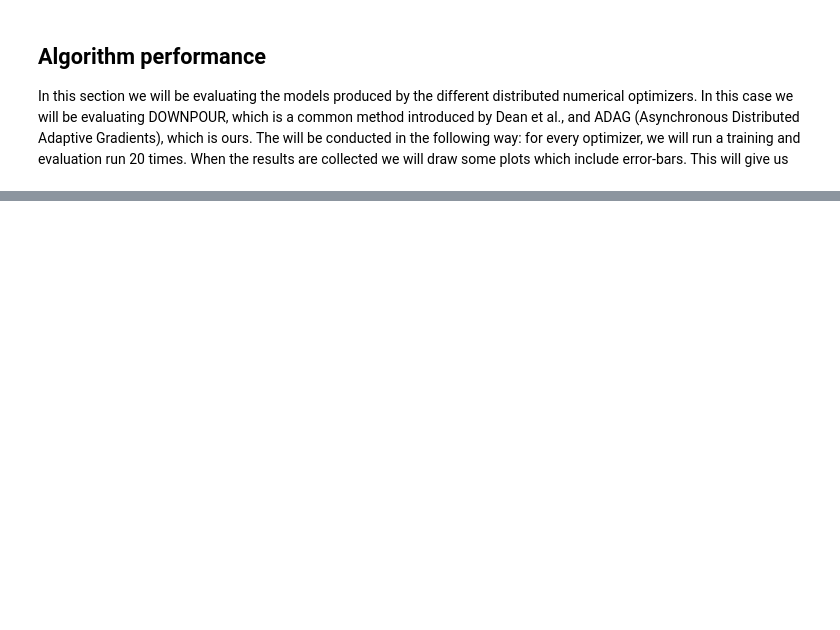
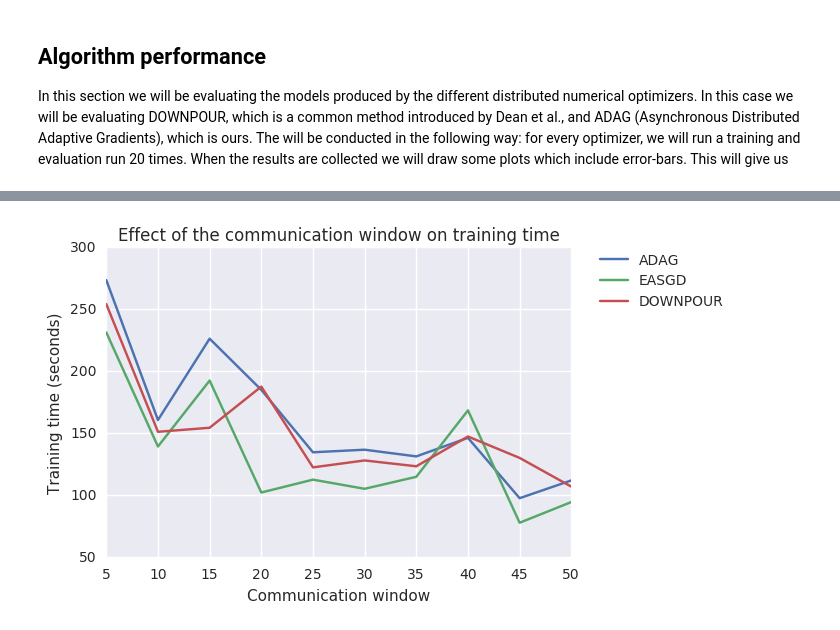
Before and after one commit to cerndb/dist-keras, a Jupyter notebook: examples/mnist.ipynb, the cells around one changed output, grey strips where cells are left out. Saved outputs shown, nothing was run; the diff lists cells and outputs as text; code cells hidden in the pictures; blank space fills up the shorter version.

```diff
--- a/examples/mnist.ipynb
+++ b/examples/mnist.ipynb
@@ -652,0 +753,14 @@ Mean accuracy adag: 0.97648
+# %%
+# Training time vs. communication window
+# Plot optimization schemes
+plt.plot(steps, data['adag']['training_time'], label="ADAG")
+plt.plot(steps, data['easgd']['training_time'], label="EASGD")
+plt.plot(steps, data['downpour']['training_time'], label="DOWNPOUR")
+plt.xlabel("Communication window")
+plt.ylabel("Training time (seconds)")
+plt.title("Effect of the communication window on training time")
+# Define the legend.
+plt.legend(bbox_to_anchor=(1.05, 1), loc=2, borderaxespad=0.)
+plt.show()
+# %% [output]
+[figure, added]
```
Also changed, not shown: parts of 28 cells of this notebook.
